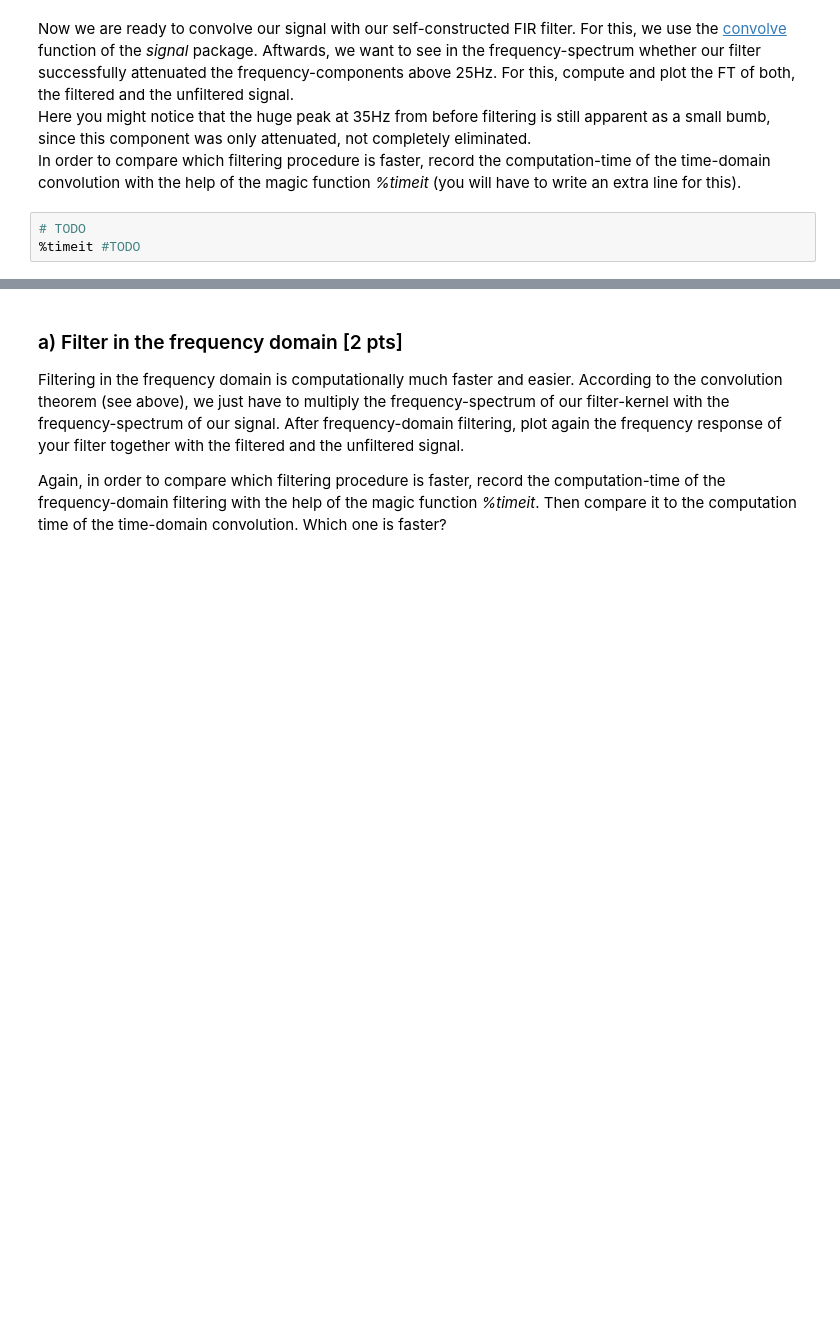
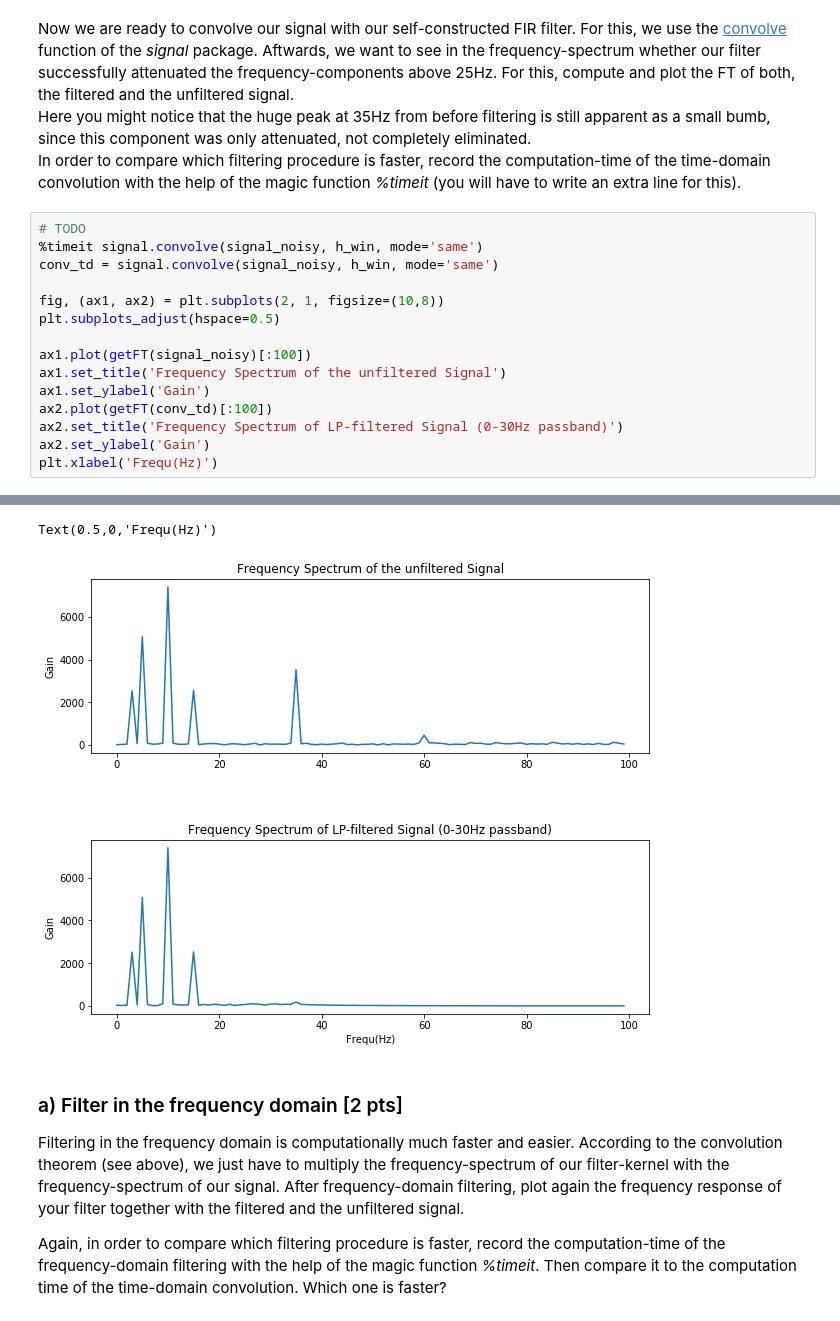
Before and after one commit to NBP-ACC/week-8-updated-acc_9, a Jupyter notebook: Sheet06.ipynb, the cells around one changed output, grey strips where cells are left out. Saved outputs shown, nothing was run; the diff lists cells and outputs as text; blank space fills up the shorter version.

```diff
--- a/Sheet06.ipynb
+++ b/Sheet06.ipynb
@@ -176,6 +191,19 @@ Now we are ready to convolve our signal with our self-constructed FIR filter. Fo
 Aftwards, we want to see in the frequency-spectrum whether our filter successfully attenuated the frequency-components above 25Hz. For this, compute and plot the FT of both, the filtered and the unfiltered signal.
 Here you might notice that the huge peak at 35Hz from before filtering is still apparent as a small bumb, since this component was only attenuated, not completely eliminated.
 In order to compare which filtering procedure is faster, record the computation-time of the time-domain convolution with the help of the magic function *%timeit* (you will have to write an extra line for this).
-# %%
-# TODO
-%timeit #TODO
+# %%
+# TODO
+%timeit signal.convolve(signal_noisy, h_win, mode='same')
+conv_td = signal.convolve(signal_noisy, h_win, mode='same')
+
+fig, (ax1, ax2) = plt.subplots(2, 1, figsize=(10,8))
+plt.subplots_adjust(hspace=0.5)
+
+ax1.plot(getFT(signal_noisy)[:100])
+ax1.set_title('Frequency Spectrum of the unfiltered Signal')
+ax1.set_ylabel('Gain')
+ax2.plot(getFT(conv_td)[:100])
+ax2.set_title('Frequency Spectrum of LP-filtered Signal (0-30Hz passband)')
+ax2.set_ylabel('Gain')
+plt.xlabel('Frequ(Hz)')
+# %% [output]
@@ -182,3 +211,5 @@ In order to compare which filtering procedure is faster, record the computation-
+Text(0.5,0,'Frequ(Hz)')
+[figure, added]
 # %% [markdown]
 ### a) Filter in the frequency domain [2 pts]
 Filtering in the frequency domain is computationally much faster and easier. According to the convolution theorem (see above), we just have to multiply the frequency-spectrum of our filter-kernel with the frequency-spectrum of our signal.
```
Also changed, not shown: parts of 11 cells of this notebook.
